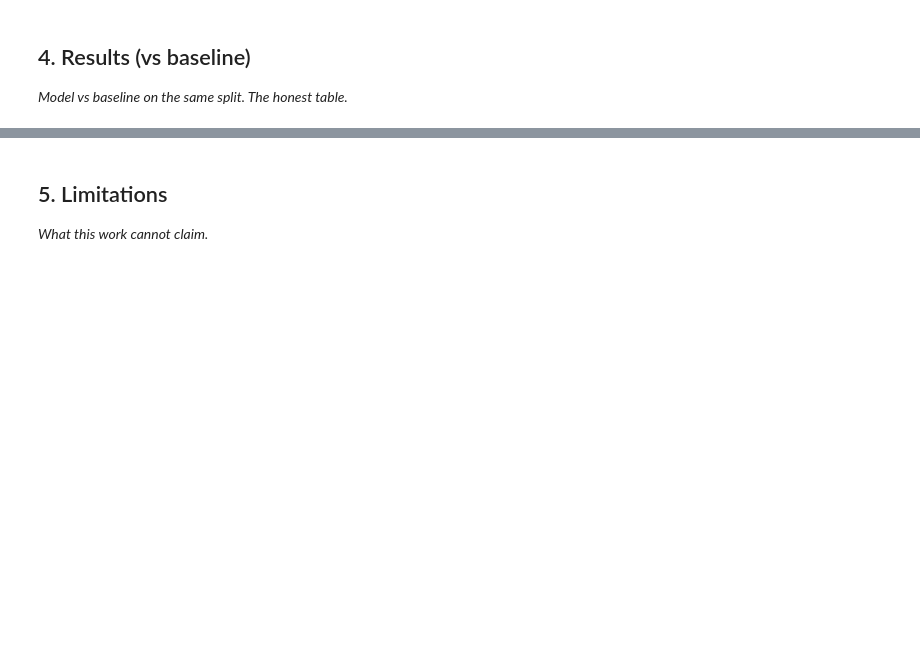
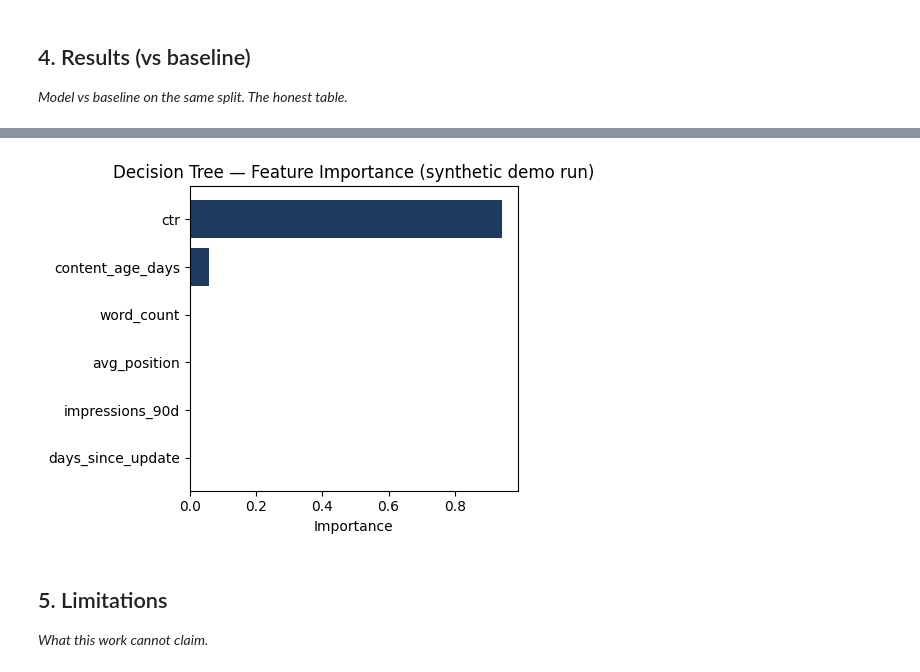
Before and after one commit to umarali8/flyrank-ml-internship, a Jupyter notebook: work/notebooks/capstone.ipynb, the cells around one changed output, grey strips where cells are left out. Saved outputs shown, nothing was run; the diff lists cells and outputs as text; code cells hidden in the pictures; blank space fills up the shorter version.

```diff
--- a/work/notebooks/capstone.ipynb
+++ b/work/notebooks/capstone.ipynb
@@ -24,0 +183,29 @@ This skeleton is yours to fill. Work the sections **in order** — each one has
+# %%
+# Baseline applied directly (rule-based, no fitting)
+def baseline_predict(frame):
+    stale = (frame["content_age_days"] > 365) & (frame["ctr"] < 0.02)
+    low_ctr = (frame["ctr"] < 0.015) & (~stale)
+    return (stale | low_ctr).astype(int)
+
+baseline_test_pred = baseline_predict(X_test.assign(ctr=X_test["ctr"]))
+baseline_acc = accuracy_score(y_test, baseline_test_pred)
+
+tree_model = DecisionTreeClassifier(max_depth=4, random_state=42)
+tree_model.fit(X_train, y_train)
+tree_test_pred = tree_model.predict(X_test)
+tree_acc = accuracy_score(y_test, tree_test_pred)
+
+results = pd.DataFrame({
+    "Approach": ["Baseline (rule-based)", "Decision Tree"],
+    "Accuracy (held-out clients)": [round(baseline_acc, 4), round(tree_acc, 4)],
+    "Validation": ["Client-holdout", "Client-holdout, same split as baseline"]
+})
+print(results.to_string(index=False))
+
+print("\nFeature importances (Decision Tree):")
+for f, imp in sorted(zip(features, tree_model.feature_importances_), key=lambda x: -x[1]):
+    print(f"  {f}: {imp:.3f}")
+
+winner = "Decision Tree" if tree_acc > baseline_acc else "Baseline"
+print(f"\nHigher accuracy on this synthetic run: {winner}")
+print("This is a demo result on synthetic data — re-run on the real warehouse before treating any number as a finding.")
@@ -25,3 +227,14 @@ This skeleton is yours to fill. Work the sections **in order** — each one has
+# %%
+fig, ax = plt.subplots(figsize=(5,4))
+importances = tree_model.feature_importances_
+order = np.argsort(importances)
+ax.barh(np.array(features)[order], importances[order], color="#1F3A5F")
+ax.set_title("Decision Tree — Feature Importance (synthetic demo run)")
+ax.set_xlabel("Importance")
+plt.tight_layout()
+plt.show()
+# %% [output]
+[figure, added]
 # %% [markdown]
 ## 5. Limitations
 
```
Also changed, not shown: parts of 10 cells of this notebook.
